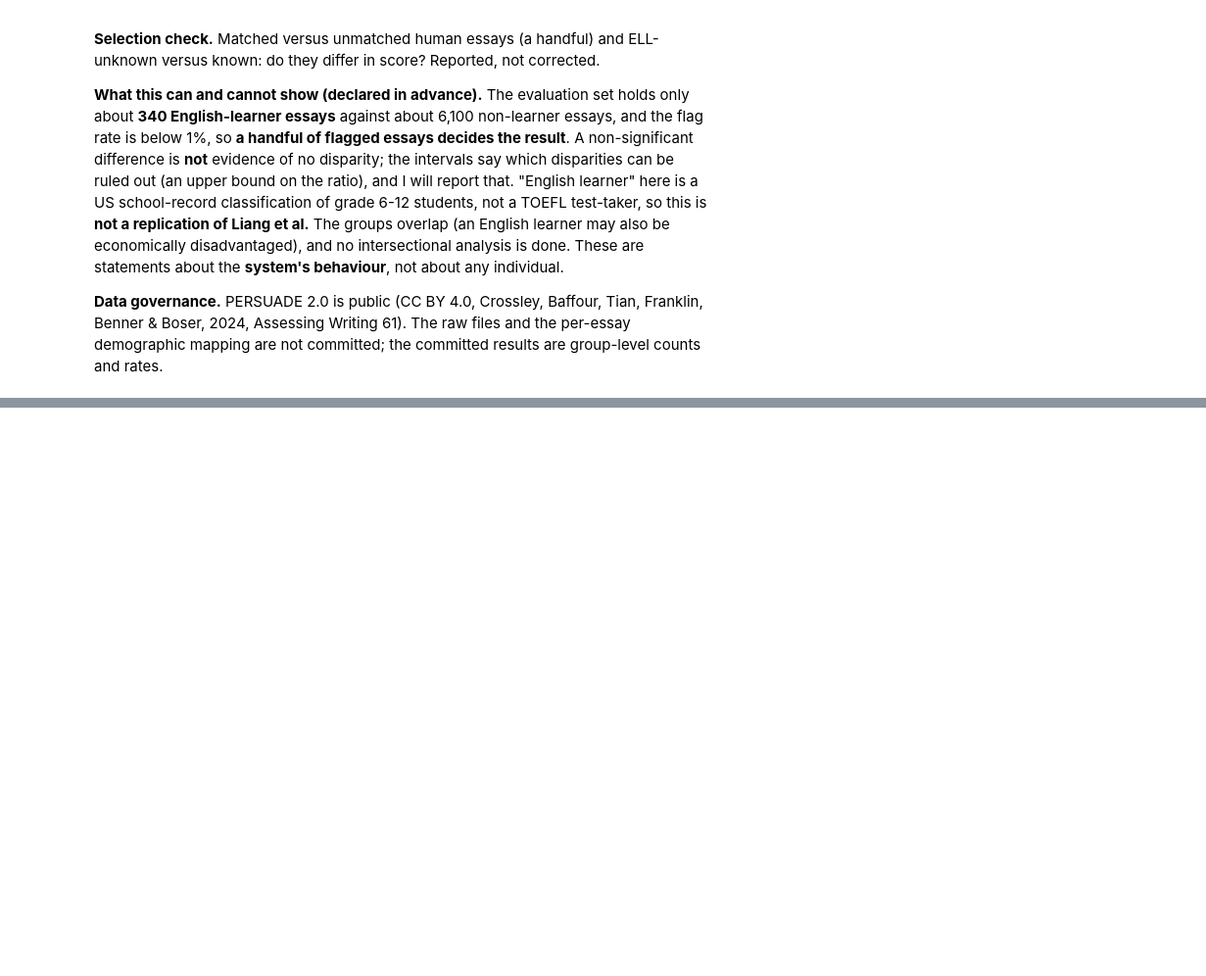
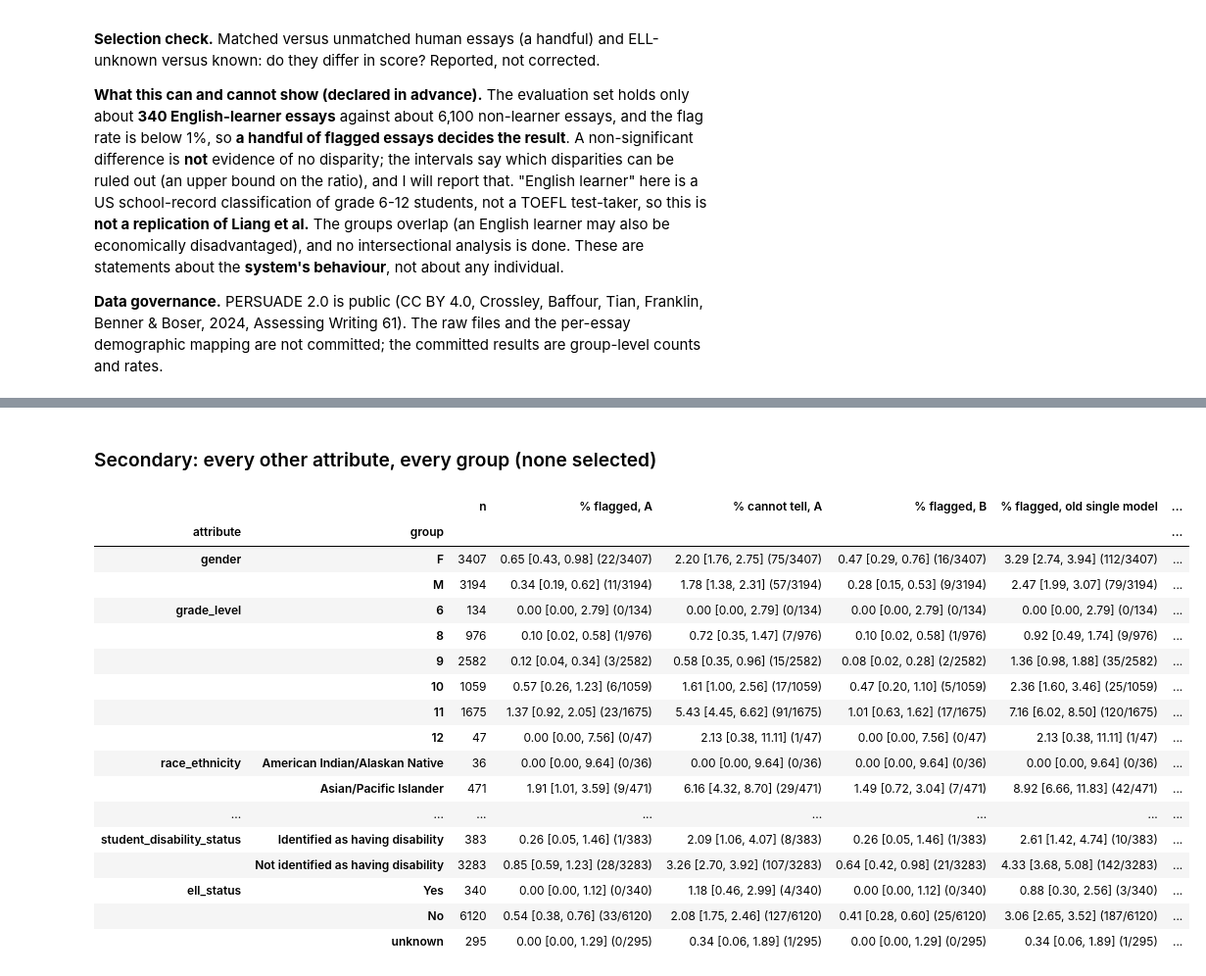
Before and after one commit to jaiveerminhas06/Ghost-Writer, a Jupyter notebook: Notebooks/21_fairness_persuade.ipynb, the cells around one changed output, grey strips where cells are left out. Shown at 98% size. Saved outputs shown, nothing was run; the diff lists cells and outputs as text; code cells hidden in the pictures; blank space fills up the shorter version.

Commit message:
Phase 6 results: false flags by group (PERSUADE 2.0 demographics), committed before interpretation
Co-Authored-By: Claude Sonnet 5.5 <noreply@anthropic.com>

```diff
--- a/Notebooks/21_fairness_persuade.ipynb
+++ b/Notebooks/21_fairness_persuade.ipynb
@@ -24,0 +79,24 @@
+# %%
+def wil(k, n):
+    lo, hi = wilson_interval(int(k), int(n)); return f'{100 * k / n:.2f} [{100 * lo:.2f}, {100 * hi:.2f}] ({int(k)}/{int(n)})'
+def compare(df, col, g1, g0, flag='flag_A', n_boot=N_BOOT):
+    a, b = (df[col] == g1).to_numpy(), (df[col] == g0).to_numpy(); f = df[flag].to_numpy()
+    smp = ClusterSampler(df['dup_cluster'].to_numpy()); rng = np.random.default_rng(SEED)
+    def stat(rows):
+        r1 = f[rows][a[rows]].mean() if a[rows].any() else np.nan; r0 = f[rows][b[rows]].mean() if b[rows].any() else np.nan
+        return r1, r0
+    r1, r0 = stat(np.arange(len(df)))
+    diffs, ratios = [], []
+    for _ in range(n_boot):
+        x1, x0 = stat(smp.draw(rng)); diffs.append(100 * (x1 - x0)); ratios.append(x1 / x0 if x0 > 0 else np.nan)
+    ratios = np.array(ratios); dd = np.array(diffs)
+    return {'group 1': f'{g1} ({int(a.sum())} essays, {int(f[a].sum())} flagged)', 'rate 1 %': wil(f[a].sum(), a.sum()), 'group 0': f'{g0} ({int(b.sum())} essays, {int(f[b].sum())} flagged)',
+            'rate 0 %': wil(f[b].sum(), b.sum()), 'difference (pts)': f'{100 * (r1 - r0):+.2f} [{np.nanpercentile(dd, 2.5):+.2f}, {np.nanpercentile(dd, 97.5):+.2f}]',
+            'rate ratio': f'{r1 / r0:.2f} [{np.nanpercentile(ratios, 2.5):.2f}, {np.nanpercentile(ratios, 97.5):.2f}]' if r0 > 0 else 'n/a (no flags in group 0)'}
+rows = []
+known_ell = ev[ev['ell_status'].isin(['Yes', 'No'])]
+for name, d in [('POOLED (test + held-out prompts)', known_ell), ('test split', known_ell[known_ell['split'] == 'test']), ('held-out prompts', known_ell[known_ell['split'] == 'heldout_prompt'])]:
+    for op in ('A', 'B'):
+        rows.append({'essays': name, 'operating point': op, **compare(d, 'ell_status', 'Yes', 'No', flag=f'flag_{op}')})
+ell = pd.DataFrame(rows).set_index(['essays', 'operating point'])
+ell
@@ -24,0 +133,37 @@
+# %% [markdown]
+### Secondary: every other attribute, every group (none selected)
+# %%
+def group_table(attr, order=None):
+    d = ev[ev[attr] != 'unknown'] if attr != 'ell_status' else ev
+    groups = order or sorted(d[attr].unique())
+    ref = d[attr].value_counts().idxmax()
+    rows = []
+    for g in groups:
+        s = d[d[attr] == g]
+        if len(s) == 0: continue
+        cmp_ = compare(d[d[attr].isin([g, ref])], attr, g, ref) if g != ref else None
+        rows.append({'attribute': attr, 'group': g, 'n': len(s), '% flagged, A': wil(s['flag_A'].sum(), len(s)), '% cannot tell, A': wil(s['band_A'].sum(), len(s)), '% flagged, B': wil(s['flag_B'].sum(), len(s)),
+                     '% flagged, old single model': wil(s['old_1pct'].sum(), len(s)), f'difference vs largest group ({ref}), pts at A': cmp_['difference (pts)'] if cmp_ else '(reference group)'})
+    return pd.DataFrame(rows)
+sec = pd.concat([group_table('gender'), group_table('grade_level', ['6', '8', '9', '10', '11', '12']), group_table('race_ethnicity'), group_table('economically_disadvantaged'),
+                 group_table('student_disability_status'), group_table('ell_status', ['Yes', 'No', 'unknown'])], ignore_index=True)
+sec.set_index(['attribute', 'group'])
+# %% [output]
+|  |  | n | % flagged, A | % cannot tell, A | % flagged, B | % flagged, old single model | ... |
+| attribute | group |  |  |  |  |  | ... |
+| gender | F | 3407 | 0.65 [0.43, 0.98] (22/3407) | 2.20 [1.76, 2.75] (75/3407) | 0.47 [0.29, 0.76] (16/3407) | 3.29 [2.74, 3.94] (112/3407) | ... |
+|  | M | 3194 | 0.34 [0.19, 0.62] (11/3194) | 1.78 [1.38, 2.31] (57/3194) | 0.28 [0.15, 0.53] (9/3194) | 2.47 [1.99, 3.07] (79/3194) | ... |
+| grade_level | 6 | 134 | 0.00 [0.00, 2.79] (0/134) | 0.00 [0.00, 2.79] (0/134) | 0.00 [0.00, 2.79] (0/134) | 0.00 [0.00, 2.79] (0/134) | ... |
+|  | 8 | 976 | 0.10 [0.02, 0.58] (1/976) | 0.72 [0.35, 1.47] (7/976) | 0.10 [0.02, 0.58] (1/976) | 0.92 [0.49, 1.74] (9/976) | ... |
+|  | 9 | 2582 | 0.12 [0.04, 0.34] (3/2582) | 0.58 [0.35, 0.96] (15/2582) | 0.08 [0.02, 0.28] (2/2582) | 1.36 [0.98, 1.88] (35/2582) | ... |
+|  | 10 | 1059 | 0.57 [0.26, 1.23] (6/1059) | 1.61 [1.00, 2.56] (17/1059) | 0.47 [0.20, 1.10] (5/1059) | 2.36 [1.60, 3.46] (25/1059) | ... |
+|  | 11 | 1675 | 1.37 [0.92, 2.05] (23/1675) | 5.43 [4.45, 6.62] (91/1675) | 1.01 [0.63, 1.62] (17/1675) | 7.16 [6.02, 8.50] (120/1675) | ... |
+|  | 12 | 47 | 0.00 [0.00, 7.56] (0/47) | 2.13 [0.38, 11.11] (1/47) | 0.00 [0.00, 7.56] (0/47) | 2.13 [0.38, 11.11] (1/47) | ... |
+| race_ethnicity | American Indian/Alaskan Native | 36 | 0.00 [0.00, 9.64] (0/36) | 0.00 [0.00, 9.64] (0/36) | 0.00 [0.00, 9.64] (0/36) | 0.00 [0.00, 9.64] (0/36) | ... |
+|  | Asian/Pacific Islander | 471 | 1.91 [1.01, 3.59] (9/471) | 6.16 [4.32, 8.70] (29/471) | 1.49 [0.72, 3.04] (7/471) | 8.92 [6.66, 11.83] (42/471) | ... |
+| ... | ... | ... | ... | ... | ... | ... | ... |
+| student_disability_status | Identified as having disability | 383 | 0.26 [0.05, 1.46] (1/383) | 2.09 [1.06, 4.07] (8/383) | 0.26 [0.05, 1.46] (1/383) | 2.61 [1.42, 4.74] (10/383) | ... |
+|  | Not identified as having disability | 3283 | 0.85 [0.59, 1.23] (28/3283) | 3.26 [2.70, 3.92] (107/3283) | 0.64 [0.42, 0.98] (21/3283) | 4.33 [3.68, 5.08] (142/3283) | ... |
+| ell_status | Yes | 340 | 0.00 [0.00, 1.12] (0/340) | 1.18 [0.46, 2.99] (4/340) | 0.00 [0.00, 1.12] (0/340) | 0.88 [0.30, 2.56] (3/340) | ... |
+|  | No | 6120 | 0.54 [0.38, 0.76] (33/6120) | 2.08 [1.75, 2.46] (127/6120) | 0.41 [0.28, 0.60] (25/6120) | 3.06 [2.65, 3.52] (187/6120) | ... |
+|  | unknown | 295 | 0.00 [0.00, 1.29] (0/295) | 0.34 [0.06, 1.89] (1/295) | 0.00 [0.00, 1.29] (0/295) | 0.34 [0.06, 1.89] (1/295) | ... |
```
Also changed, not shown: parts of 9 cells of this notebook, 1 other file.
